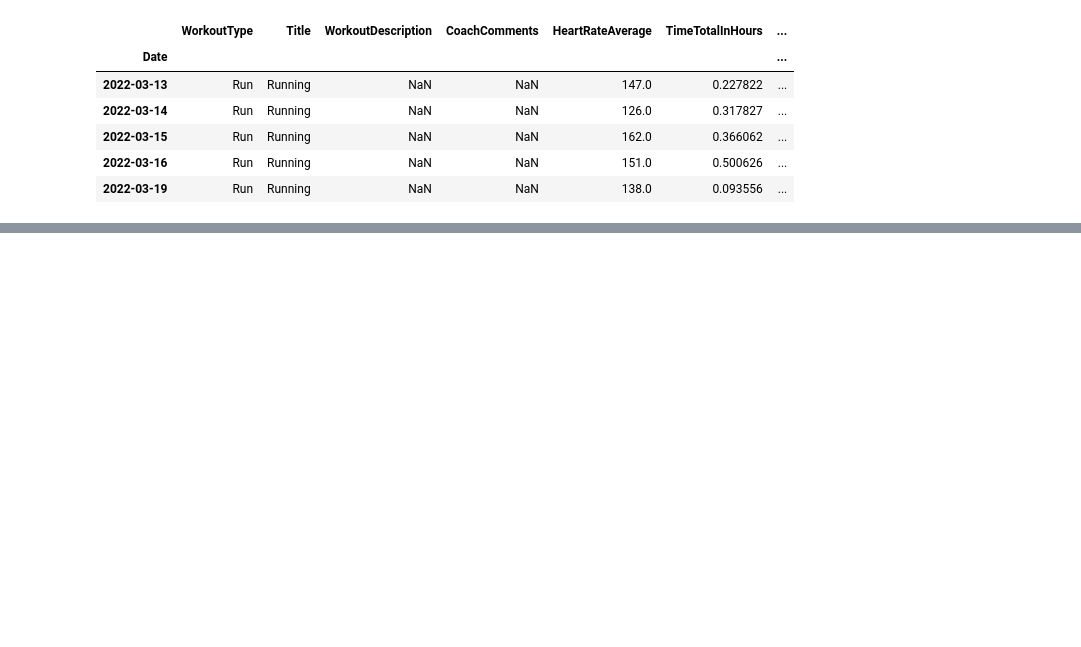
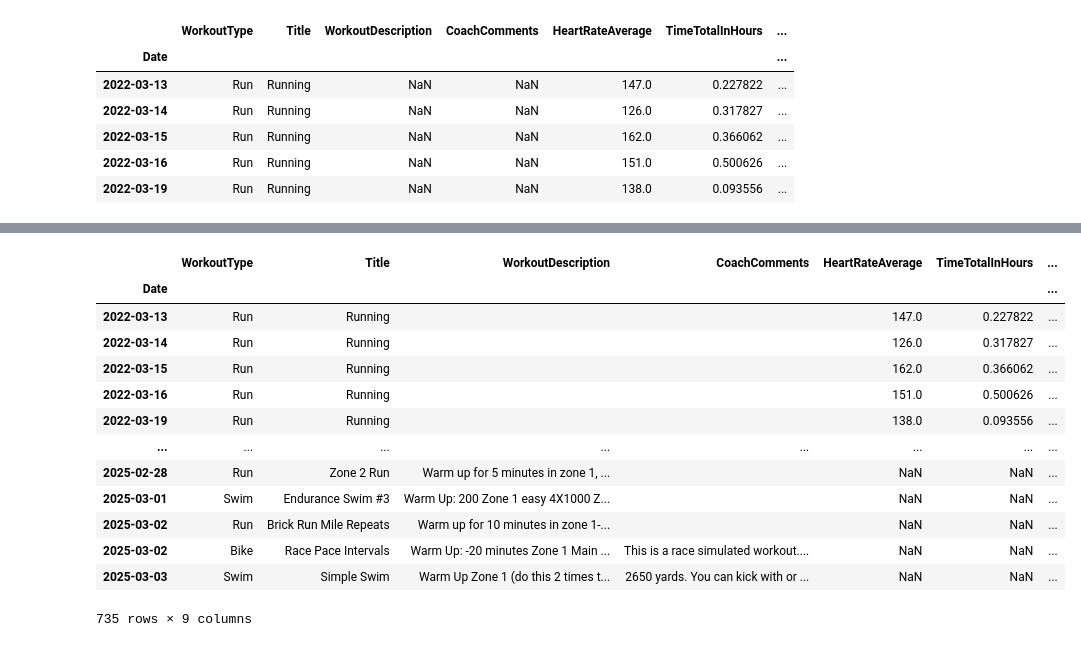
Before and after one commit to juanpabloangarita/Perform_AI, a Jupyter notebook: notebooks/RemakeDataprocessing.ipynb, the cells around one changed output, grey strips where cells are left out. Drawn from its saved outputs; the diff is of its cells as text; code cells hidden in the pictures; blank space fills up the shorter version.

```diff
--- a/notebooks/RemakeDataprocessing.ipynb
+++ b/notebooks/RemakeDataprocessing.ipynb
@@ -268,5 +381,5 @@ sports_types = {
     'Natation': 'Swim',
 }
 # %%
-workouts_df = filter_and_translate_workouts(workouts_df, workouts_to_remove_both_dfs).copy()
+workouts_df = filter_and_translate_workouts_column(workouts_df, workouts_to_remove_both_dfs).copy()
 # %%
@@ -339,0 +562,5 @@ np.int64(249)
+# %%
+today_date = datetime.today().date()
+
+# Convert today_date to a datetime at midnight for comparison
+GIVEN_DATE = pd.to_datetime(today_date)
@@ -339,0 +586,2 @@ np.int64(249)
+# %%
+workouts_df = filter_workouts_and_remove_nans(workouts_df).copy()
@@ -339,0 +627,17 @@ np.int64(249)
+# %%
+workouts_df
+# %% [output]
+|  | WorkoutType | Title | WorkoutDescription | CoachComments | HeartRateAverage | TimeTotalInHours | ... |
+| Date |  |  |  |  |  |  | ... |
+| 2022-03-13 | Run | Running |  |  | 147.0 | 0.227822 | ... |
+| 2022-03-14 | Run | Running |  |  | 126.0 | 0.317827 | ... |
+| 2022-03-15 | Run | Running |  |  | 162.0 | 0.366062 | ... |
+| 2022-03-16 | Run | Running |  |  | 151.0 | 0.500626 | ... |
+| 2022-03-19 | Run | Running |  |  | 138.0 | 0.093556 | ... |
+| ... | ... | ... | ... | ... | ... | ... | ... |
+| 2025-02-28 | Run | Zone 2 Run | Warm up for 5 minutes in zone 1, ... |  | NaN | NaN | ... |
+| 2025-03-01 | Swim | Endurance Swim #3 | Warm Up: 200 Zone 1 easy 4X1000 Z... |  | NaN | NaN | ... |
+| 2025-03-02 | Run | Brick Run Mile Repeats | Warm up for 10 minutes in zone 1-... |  | NaN | NaN | ... |
+| 2025-03-02 | Bike | Race Pace Intervals | Warm Up: -20 minutes Zone 1 Main ... | This is a race simulated workout.... | NaN | NaN | ... |
+| 2025-03-03 | Swim | Simple Swim | Warm Up Zone 1 (do this 2 times t... | 2650 yards. You can kick with or ... | NaN | NaN | ... |
+735 rows × 9 columns
```
Also changed, not shown: parts of 42 cells of this notebook.
